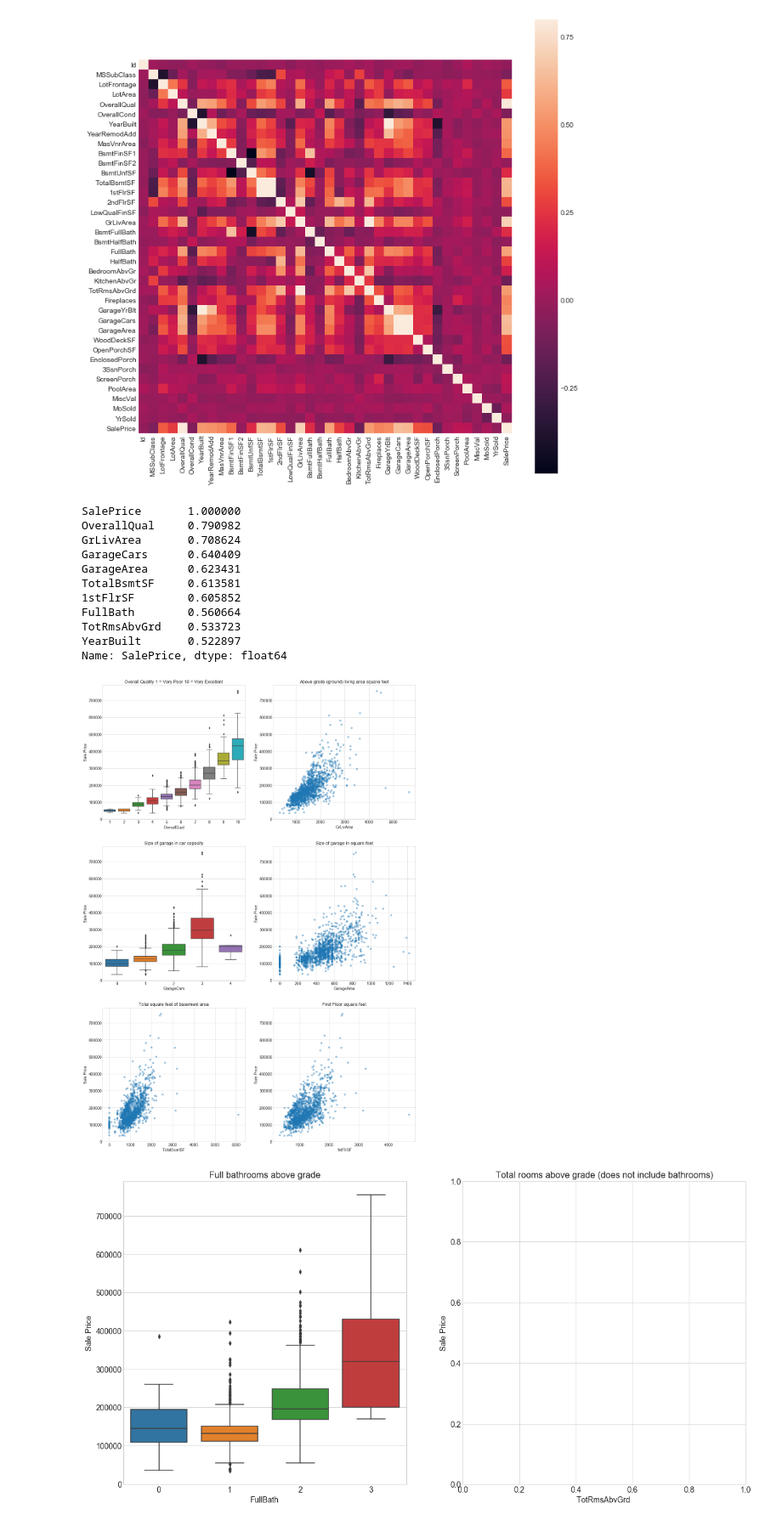
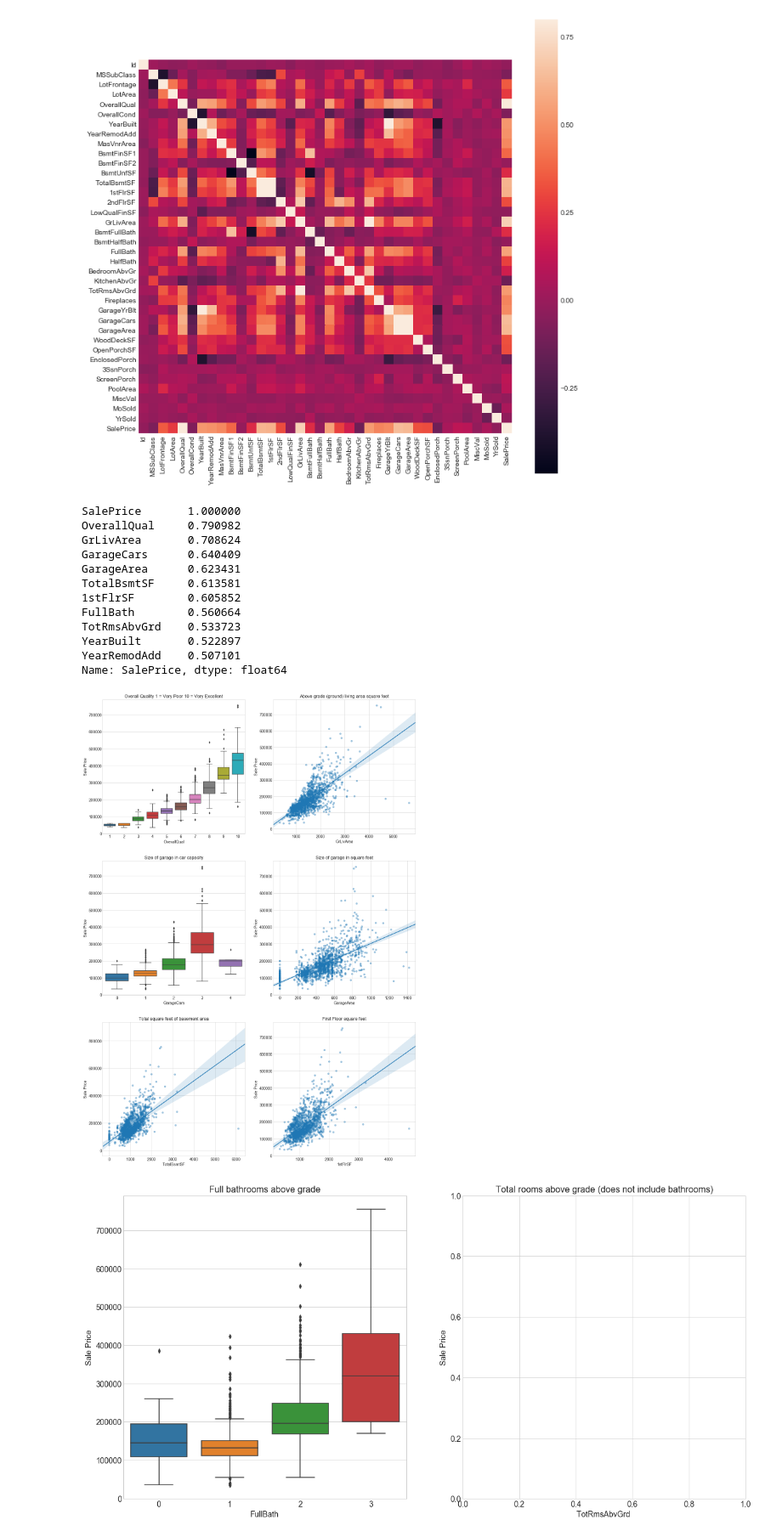
Before and after one commit to brianmcguckin/thinkful_unit_01_capstone, a Jupyter notebook: unit_01_capstone.ipynb, the cells around one changed output. Shown at 85% size. Saved outputs shown, nothing was run; the diff lists cells and outputs as text; code cells hidden in the pictures.

```diff
--- a/unit_01_capstone.ipynb
+++ b/unit_01_capstone.ipynb
@@ -30,9 +32,9 @@ Mean sale price for all properties: 180921.19589041095
 Median sale price for all properties: 163000.0
 # %%
 #histogram of all sales prices
-sns.set_style('whitegrid')
+sns.set_style('darkgrid')
 plt.figure(figsize = (15,7.5))
-plt.hist(train['SalePrice'], bins = 20)
+sns.distplot(train['SalePrice'], bins = 20)
 plt.axvline(train.SalePrice.median(), color='c', linestyle='dashed',
             linewidth=2, label='Median Sales = $163,000')
 plt.axvline(train.SalePrice.mean(), color='m', linestyle='dashed',
@@ -205,7 +360,7 @@ sns.heatmap(corrmat, vmax=0.8, square=True);
 # %% [output]
 [figure]
 # %%
-print(corrmat['SalePrice'].sort_values(ascending=False).head(10))
+print(corrmat['SalePrice'].sort_values(ascending=False).head(11))
 # %% [output]
 SalePrice       1.000000
 OverallQual     0.790982
@@ -217,6 +372,7 @@ TotalBsmtSF     0.613581
 FullBath        0.560664
 TotRmsAbvGrd    0.533723
 YearBuilt       0.522897
+YearRemodAdd    0.507101
 Name: SalePrice, dtype: float64
 # %%
 #plots of 10 most highly correlated variables
@@ -233,7 +389,7 @@ plt.ylabel('Sale Price', size=14)
 
 plt.subplot(3,2,2)
 sns.regplot(y='SalePrice', x='GrLivArea', data=train,
-            fit_reg=False, scatter_kws={'alpha':0.4})
+            fit_reg=True, scatter_kws={'alpha':0.4})
 plt.title('Above grade (ground) living area square feet', size=16)
 plt.xticks(size=14)
 plt.yticks(size=14)
@@ -247,37 +403,37 @@ plt.xticks(size=14)
 plt.yticks(size=14)
 plt.xlabel('GarageCars', size=14)
 plt.ylabel('Sale Price', size=14)
 
 plt.subplot(3,2,4)
 sns.regplot(y='SalePrice', x='GarageArea', data=train,
-            fit_reg=False, scatter_kws={'alpha':0.4})
+            fit_reg=True, scatter_kws={'alpha':0.4})
 plt.title('Size of garage in square feet', size=16)
 plt.xticks(size=14)
 plt.yticks(size=14)
 plt.xlabel('GarageArea', size=14)
 plt.ylabel('Sale Price', size=14)
 
 plt.subplot(3,2,5)
 sns.regplot(y='SalePrice', x='TotalBsmtSF', data=train,
-            fit_reg=False, scatter_kws={'alpha':0.4})
+            fit_reg=True, scatter_kws={'alpha':0.4})
 plt.title('Total square feet of basement area', size=16)
 plt.xticks(size=14)
 plt.yticks(size=14)
 plt.xlabel('TotalBsmtSF', size=14)
 plt.ylabel('Sale Price', size=14)
 
 plt.subplot(3,2,6)
 sns.regplot(y='SalePrice', x='1stFlrSF', data=train,
-            fit_reg=False, scatter_kws={'alpha':0.4})
+            fit_reg=True, scatter_kws={'alpha':0.4})
 plt.title('First Floor square feet', size=16)
 plt.xticks(size=14)
 plt.yticks(size=14)
 plt.xlabel('1stFlrSF', size=14)
 plt.ylabel('Sale Price', size=14)
 
 plt.show()
 # %% [output]
-[figure, old version]
+[figure, new version]
 # %%
 plt.figure(figsize=(20,10))
 
```
Also changed, not shown: parts of 11 cells of this notebook.
